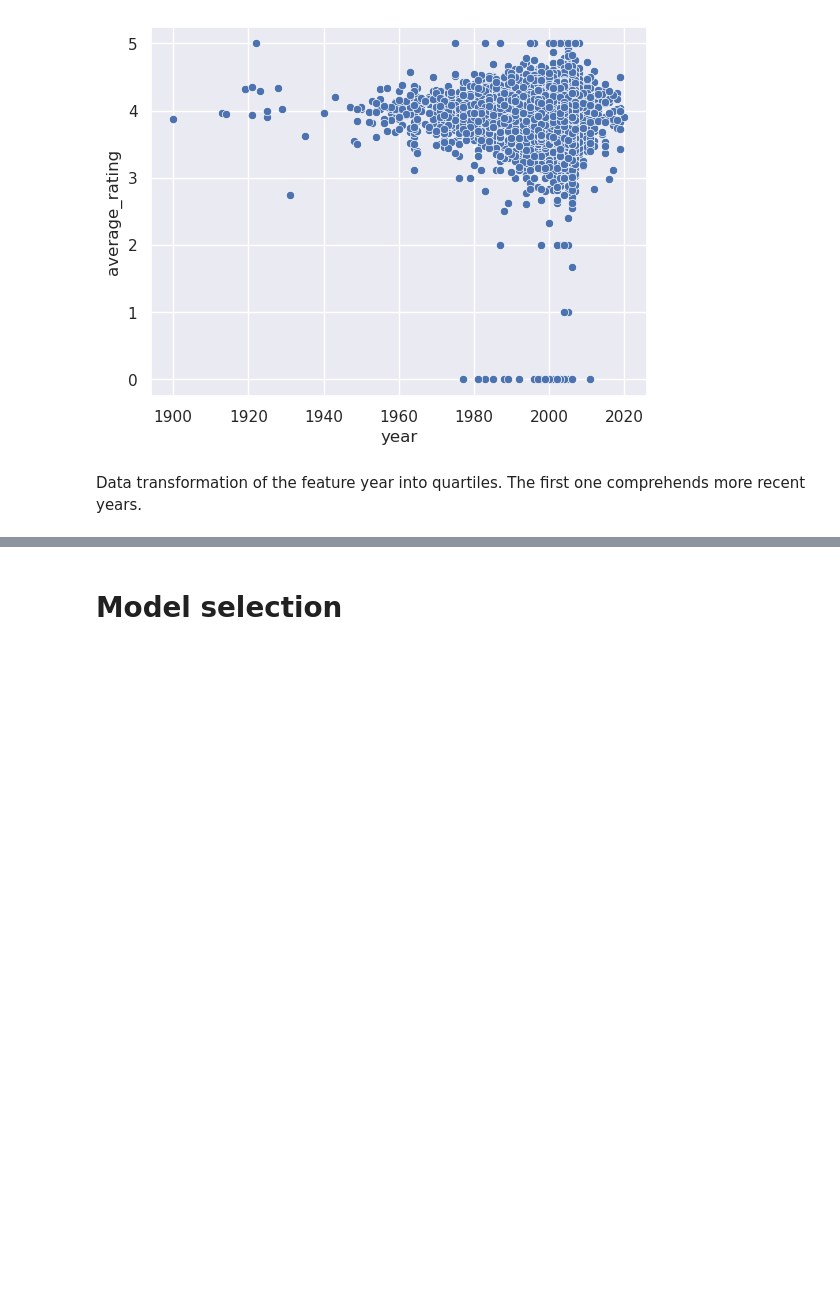
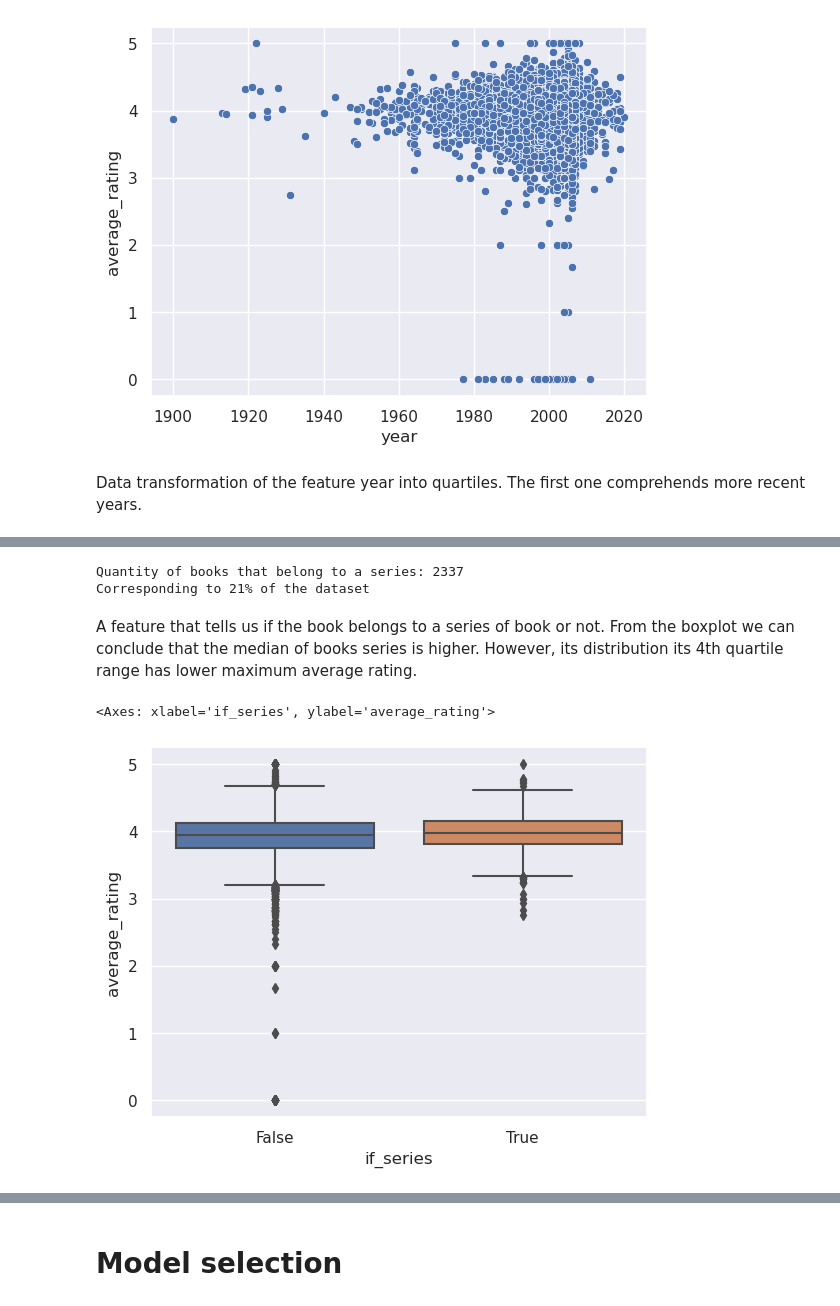
Before and after one commit to rhowsane/viet-goodreads, a Jupyter notebook: Notebook/goodreads_ratings.ipynb, the cells around one changed output, grey strips where cells are left out. Drawn from its saved outputs; the diff is of its cells as text; code cells hidden in the pictures; blank space fills up the shorter version.

```diff
--- a/Notebook/goodreads_ratings.ipynb
+++ b/Notebook/goodreads_ratings.ipynb
@@ -256,0 +261,5 @@ df_formatted["year"] = df_formatted["publication_date"].str.split("/").str[2].as
+# %%
+%timeit df_formatted["publication_date_datetime"] = df_formatted["publication_date"].apply(lambda x: pd.to_datetime(x, format = '%m/%d/%Y', errors = 'coerce'))
+
+today = pd.to_datetime('today').normalize()
+print("Today date:", today)
@@ -265,0 +313,15 @@ df_formatted["years_ago"] = pd.qcut(df_formatted["year"],4, labels = [4,3,2,1])
+# %%
+print(f"Quantity of books that belong to a series: {df_formatted['title'].str.contains('#').sum()}")
+print("Corresponding to {}% of the dataset".format(round(100*df_formatted['title'].str.contains('#').sum()/df_formatted.shape[0]),1))
+# %% [output]
+Quantity of books that belong to a series: 2337
+Corresponding to 21% of the dataset
+# %% [markdown]
+A feature that tells us if the book belongs to a series of book or not.
+From the boxplot we can conclude that the median of books series is higher. However, its distribution its 4th quartile range has lower maximum average rating.
+# %%
+df_formatted['if_series'] = df_formatted['title'].str.contains('#')
+sns.boxplot(data = df_formatted, x ="if_series", y ="average_rating")
+# %% [output]
+<Axes: xlabel='if_series', ylabel='average_rating'>
+[figure, added]
```
Also changed, not shown: parts of 37 cells of this notebook.
